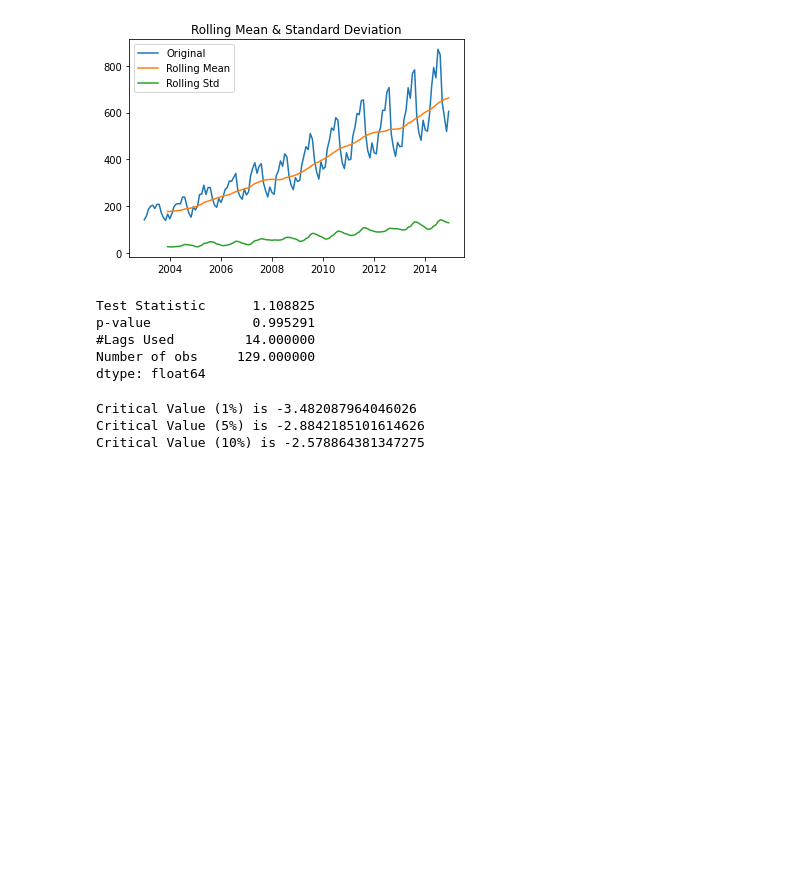
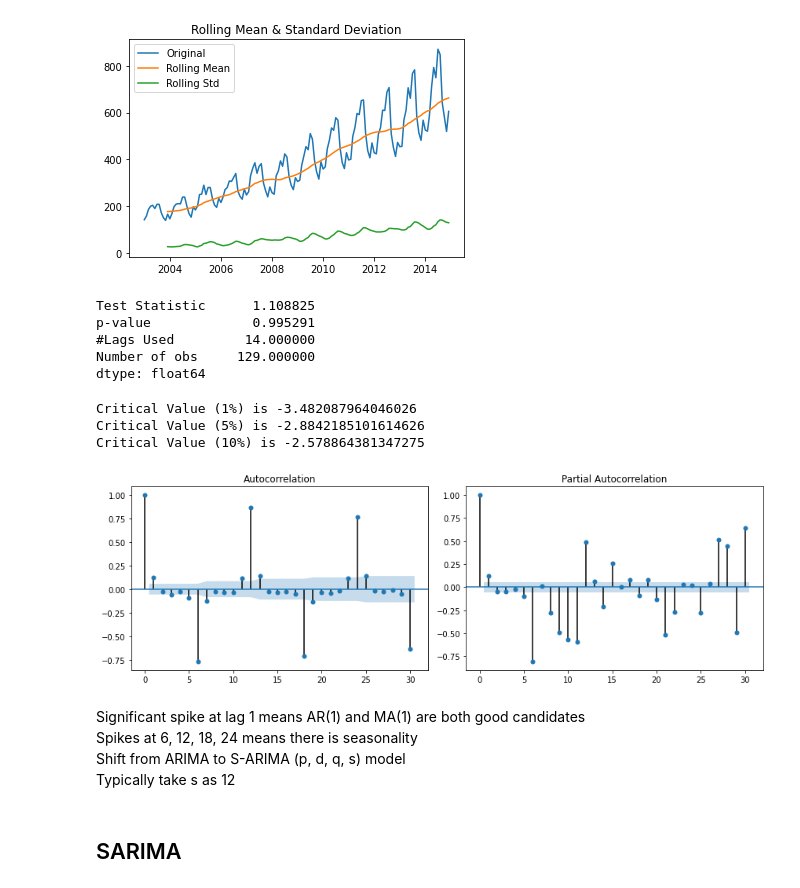
Before and after one commit to sidh26/ANN, a Jupyter notebook: classwork/ANN 9th Apr.ipynb, the cells around one changed output. Cells and saved outputs as stored; diff of their text form; code cells hidden in the pictures; blank space fills up the shorter version.

```diff
--- a/classwork/ANN 9th Apr.ipynb
+++ b/classwork/ANN 9th Apr.ipynb
@@ -84,3 +114,13 @@ for key, value in s_test[4].items():
 Critical Value (1%) is -3.482087964046026
 Critical Value (5%) is -2.8842185101614626
 Critical Value (10%) is -2.578864381347275
+# %%
+import statsmodels.api as sm
+import statsmodels.tsa.api as smt
+import statsmodels.formula.api as smf
+
+sales_ts_log = np.log10(sales_ts)
+sales_ts_log.dropna(inplace=True)
+
+sales_ts_log_diff = sales_ts_log.diff(periods=1) # same as ts_log_diff = ts_log - ts_log.shift(periods=1)
+sales_ts_log_diff.dropna(inplace=True)
@@ -86,0 +133,16 @@ Critical Value (10%) is -2.578864381347275
+# %%
+fig, axes = plt.subplots(1, 2, sharey=False, sharex=False)
+fig.set_figwidth(12)
+fig.set_figheight(4)
+smt.graphics.plot_acf(sales_ts_log_diff, lags=30, ax=axes[0], alpha=0.5)
+smt.graphics.plot_pacf(sales_ts_log_diff, lags=30, ax=axes[1], alpha=0.5)
+plt.tight_layout()
+# %% [output]
+[figure, added]
+# %% [markdown]
+Significant spike at lag 1 means AR(1) and MA(1) are both good candidates
+Spikes at 6, 12, 18, 24 means there is seasonality
+Shift from ARIMA to S-ARIMA (p, d, q, s) model
+Typically take s as 12
+# %% [markdown]
+## SARIMA
```
Also changed, not shown: parts of 20 cells of this notebook.
